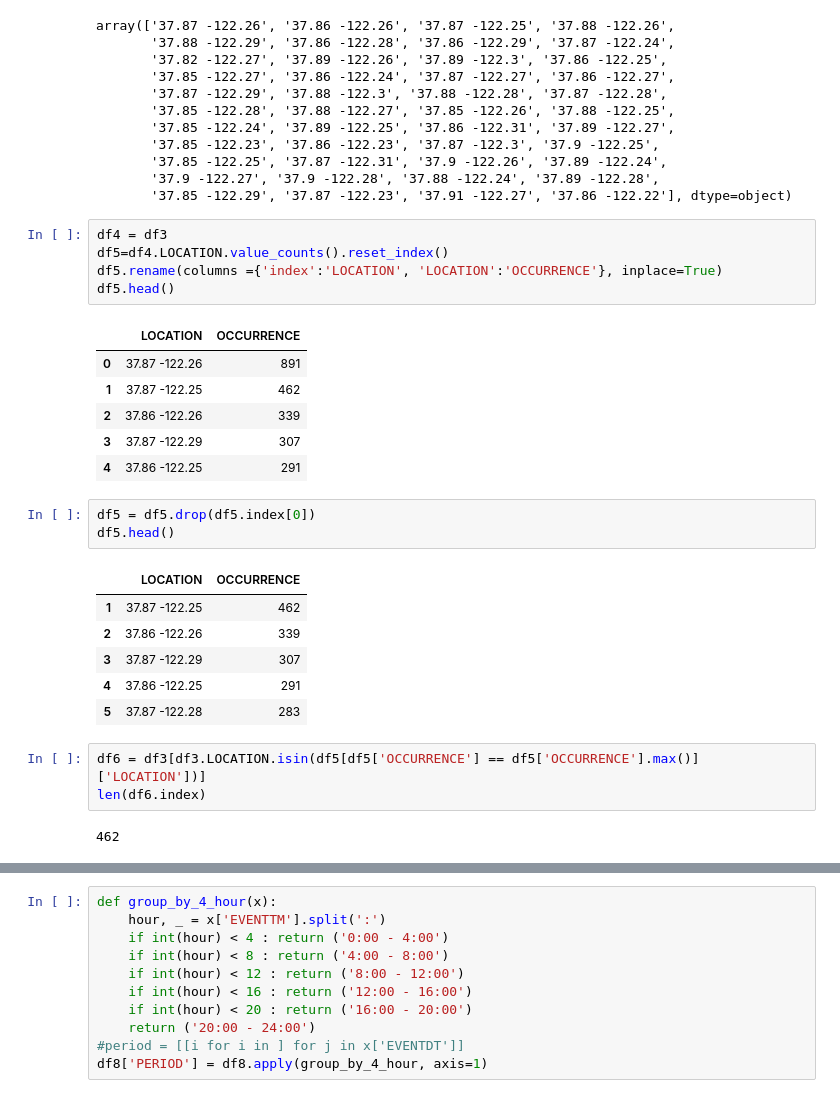
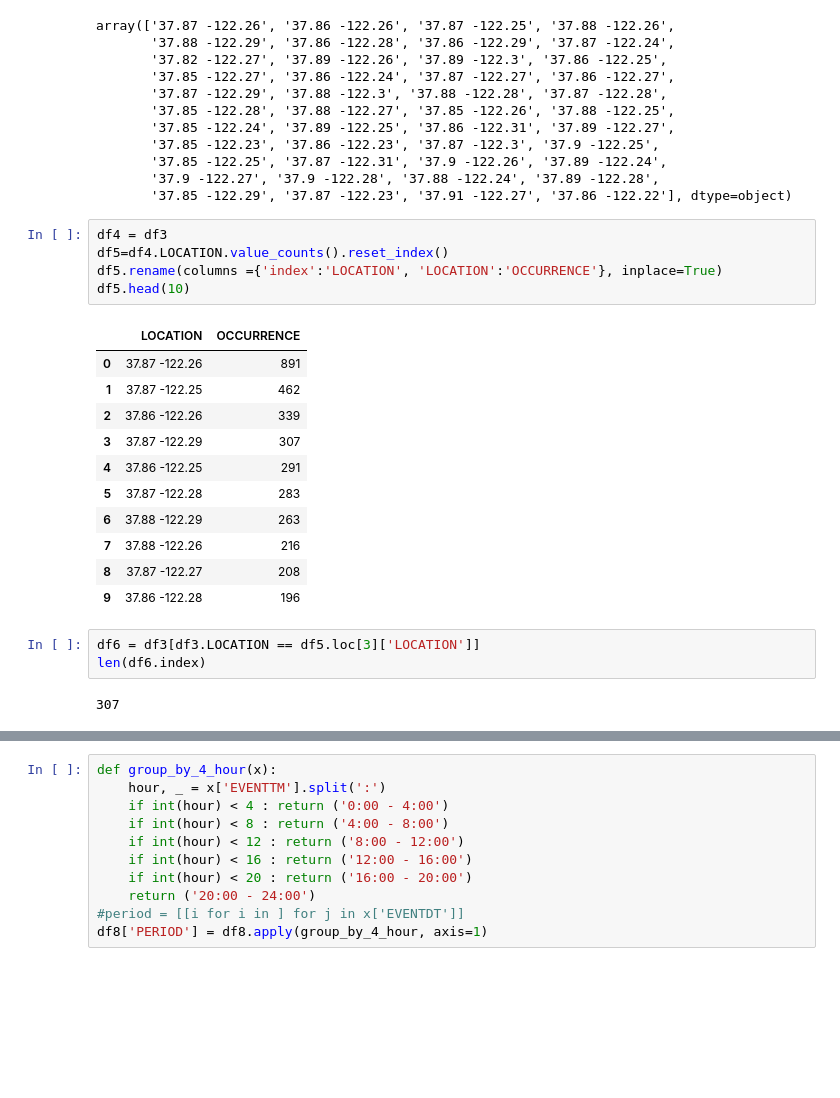
Before and after one commit to weipanchang/FUHSD, a Jupyter notebook: DataCleaning+EDA(Pandas cont.)-CLASSWORK-Copy1.ipynb, the cells around one changed output, grey strips where cells are left out. Cells and saved outputs as stored; diff of their text form; blank space fills up the shorter version.

Commit message:
search by index

```diff
--- a/DataCleaning+EDA(Pandas cont.)-CLASSWORK-Copy1.ipynb
+++ b/DataCleaning+EDA(Pandas cont.)-CLASSWORK-Copy1.ipynb
@@ -706,27 +694,22 @@ array(['37.87 -122.26', '37.86 -122.26', '37.87 -122.25', '37.88 -122.26',
 # %%
 df4 = df3
 df5=df4.LOCATION.value_counts().reset_index()
 df5.rename(columns ={'index':'LOCATION', 'LOCATION':'OCCURRENCE'}, inplace=True)
-df5.head()
+df5.head(10)
 # %% [output]
 |  | LOCATION | OCCURRENCE |
 | 0 | 37.87 -122.26 | 891 |
 | 1 | 37.87 -122.25 | 462 |
 | 2 | 37.86 -122.26 | 339 |
 | 3 | 37.87 -122.29 | 307 |
 | 4 | 37.86 -122.25 | 291 |
+| 5 | 37.87 -122.28 | 283 |
+| 6 | 37.88 -122.29 | 263 |
+| 7 | 37.88 -122.26 | 216 |
+| 8 | 37.87 -122.27 | 208 |
+| 9 | 37.86 -122.28 | 196 |
-# %%
-df5 = df5.drop(df5.index[0])
-df5.head()
-# %% [output]
-|  | LOCATION | OCCURRENCE |
-| 1 | 37.87 -122.25 | 462 |
-| 2 | 37.86 -122.26 | 339 |
-| 3 | 37.87 -122.29 | 307 |
-| 4 | 37.86 -122.25 | 291 |
-| 5 | 37.87 -122.28 | 283 |
 # %%
-df6 = df3[df3.LOCATION.isin(df5[df5['OCCURRENCE'] == df5['OCCURRENCE'].max()]['LOCATION'])]
+df6 = df3[df3.LOCATION == df5.loc[3]['LOCATION']]
 len(df6.index)
 # %% [output]
-462
+307
```
Also changed, not shown: parts of 15 cells of this notebook, 1 other file.
